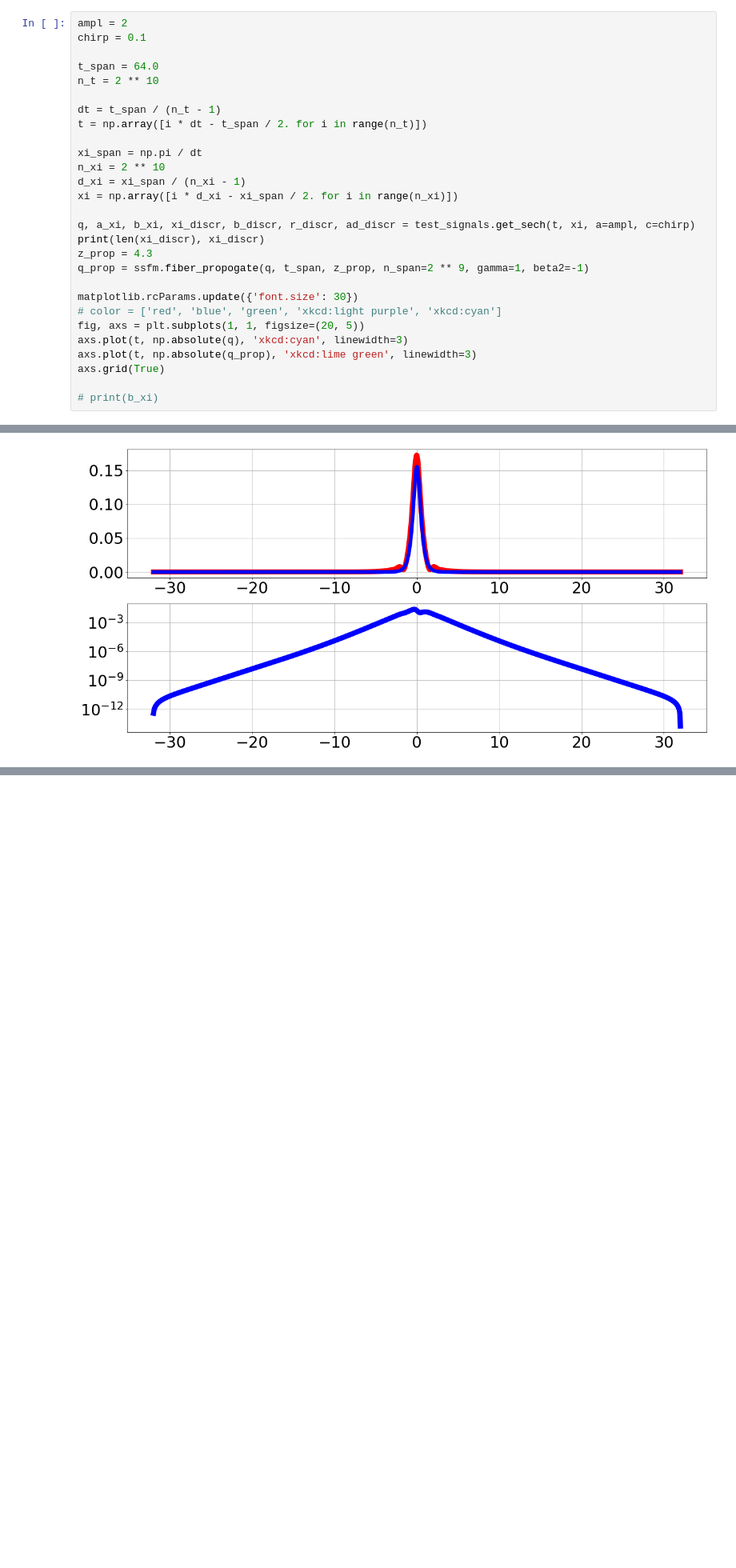
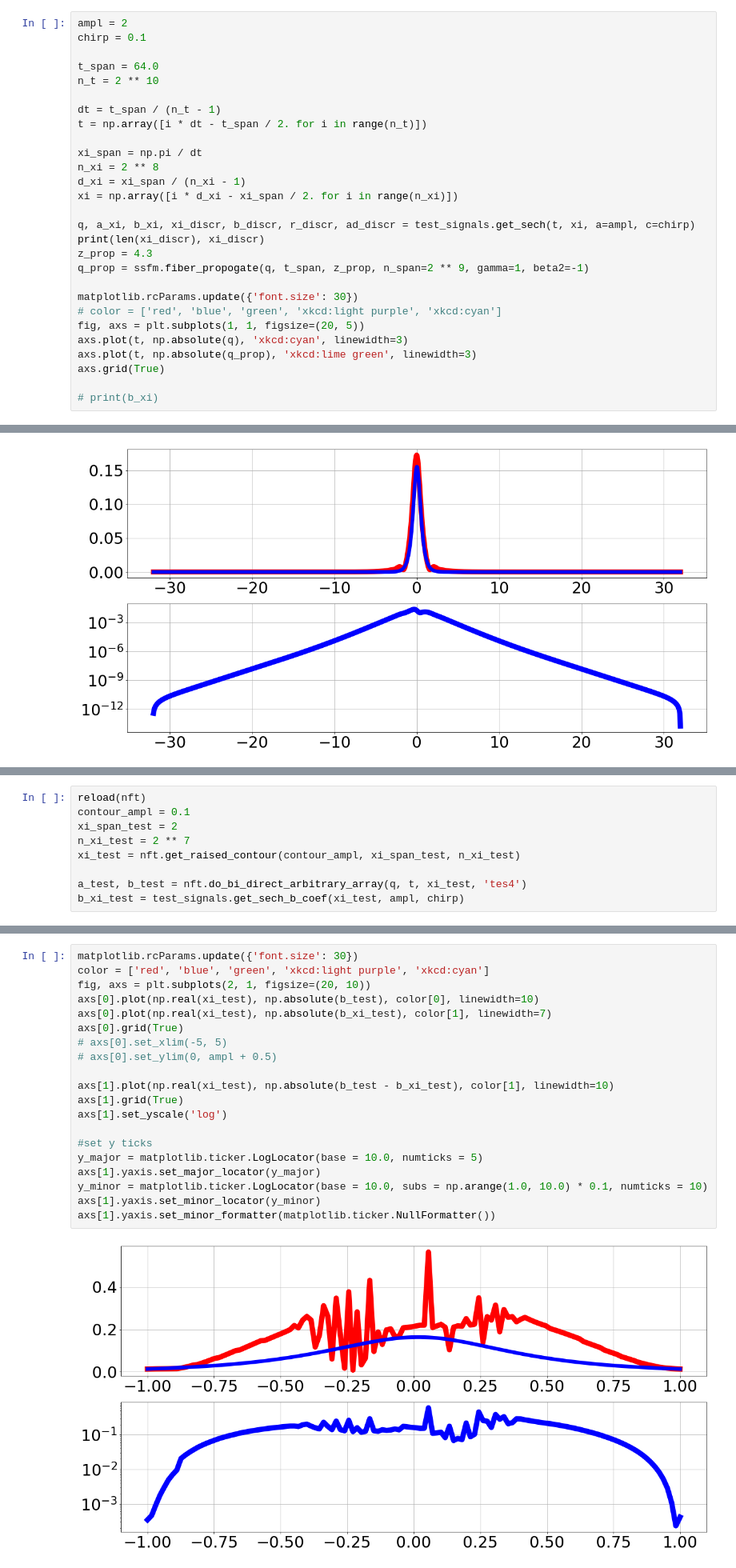
Before and after one commit to esf0/nft-processing, a Jupyter notebook: notebooks/test_nft_functions.ipynb, the cells around one changed output, grey strips where cells are left out. Shown: that part at 80% size. Cells and saved outputs as stored; diff of their text form; blank space fills up the shorter version.

```diff
--- a/notebooks/test_nft_functions.ipynb
+++ b/notebooks/test_nft_functions.ipynb
@@ -47,7 +47,7 @@ dt = t_span / (n_t - 1)
 t = np.array([i * dt - t_span / 2. for i in range(n_t)])
 
 xi_span = np.pi / dt
-n_xi = 2 ** 10
+n_xi = 2 ** 8
 d_xi = xi_span / (n_xi - 1)
 xi = np.array([i * d_xi - xi_span / 2. for i in range(n_xi)])
 
@@ -172,0 +175,9 @@ axs[1].yaxis.set_minor_formatter(matplotlib.ticker.NullFormatter())
+# %%
+reload(nft)
+contour_ampl = 0.1
+xi_span_test = 2
+n_xi_test = 2 ** 7
+xi_test = nft.get_raised_contour(contour_ampl, xi_span_test, n_xi_test)
+
+a_test, b_test = nft.do_bi_direct_arbitrary_array(q, t, xi_test, 'tes4')
+b_xi_test = test_signals.get_sech_b_coef(xi_test, ampl, chirp)
@@ -172,0 +190,22 @@ axs[1].yaxis.set_minor_formatter(matplotlib.ticker.NullFormatter())
+# %%
+matplotlib.rcParams.update({'font.size': 30})
+color = ['red', 'blue', 'green', 'xkcd:light purple', 'xkcd:cyan']
+fig, axs = plt.subplots(2, 1, figsize=(20, 10))
+axs[0].plot(np.real(xi_test), np.absolute(b_test), color[0], linewidth=10)
+axs[0].plot(np.real(xi_test), np.absolute(b_xi_test), color[1], linewidth=7)
+axs[0].grid(True)
+# axs[0].set_xlim(-5, 5)
+# axs[0].set_ylim(0, ampl + 0.5)
+
+axs[1].plot(np.real(xi_test), np.absolute(b_test - b_xi_test), color[1], linewidth=10)
+axs[1].grid(True)
+axs[1].set_yscale('log')
+
+#set y ticks
+y_major = matplotlib.ticker.LogLocator(base = 10.0, numticks = 5)
+axs[1].yaxis.set_major_locator(y_major)
+y_minor = matplotlib.ticker.LogLocator(base = 10.0, subs = np.arange(1.0, 10.0) * 0.1, numticks = 10)
+axs[1].yaxis.set_minor_locator(y_minor)
+axs[1].yaxis.set_minor_formatter(matplotlib.ticker.NullFormatter())
+# %% [output]
+[figure, added]
```
Also changed, not shown: parts of 2 cells of this notebook, 5 other files.
